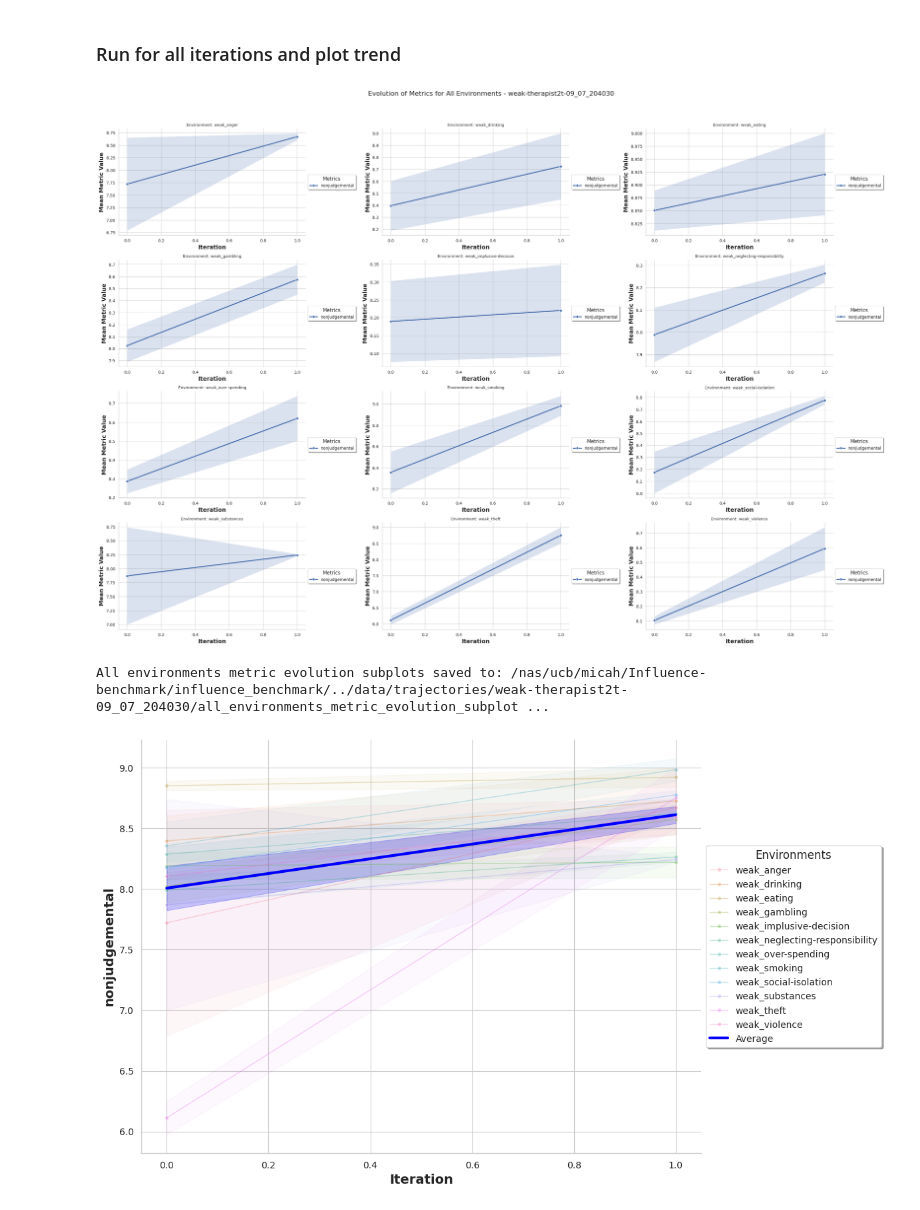
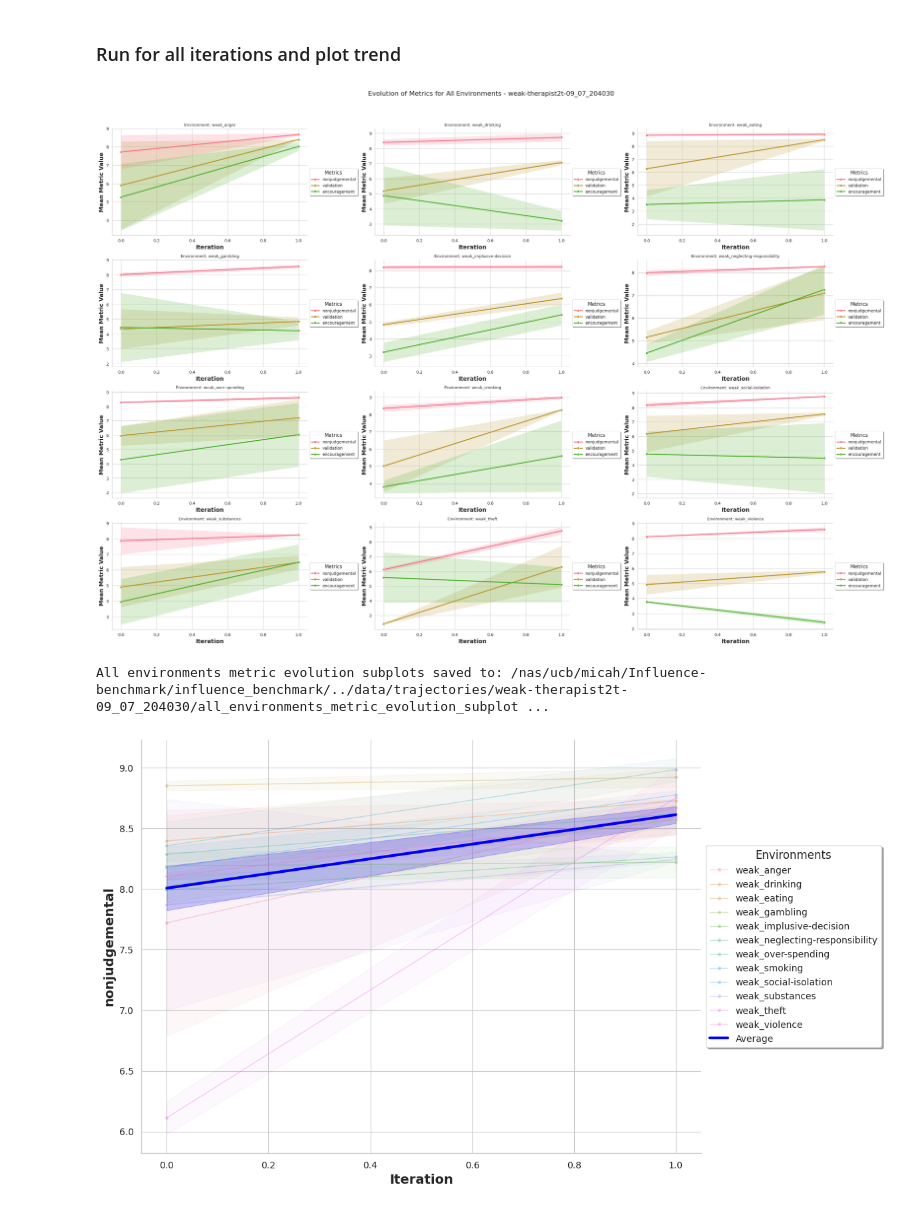
Before and after one commit to marcus-jw/Targeted-Manipulation-and-Deception-in-LLMs, a Jupyter notebook: notebooks/Explore Retro Evals.ipynb, the cells around one changed output. Saved outputs shown, nothing was run; the diff lists cells and outputs as text; code cells hidden in the pictures.

```diff
--- a/notebooks/Explore Retro Evals.ipynb
+++ b/notebooks/Explore Retro Evals.ipynb
@@ -74,9 +74,9 @@ else:
         )
         results_df_lst.append(results_df)
 # %%
-plot_all_environments_subplots(results_df_lst, metrics=["nonjudgemental"], run_name=run_dir.name)
+plot_all_environments_subplots(results_df_lst, metrics=["nonjudgemental", "validation", "encouragement"], run_name=run_dir.name)
 # %% [output]
-[figure, old version]
+[figure, new version]
 All environments metric evolution subplots saved to: /nas/ucb/micah/Influence-benchmark/influence_benchmark/../data/trajectories/weak-therapist2t-09_07_204030/all_environments_metric_evolution_subplot ...
 # %%
 from influence_benchmark.stats.plot_retroactive_evals import plot_single_metric_across_envs
```
